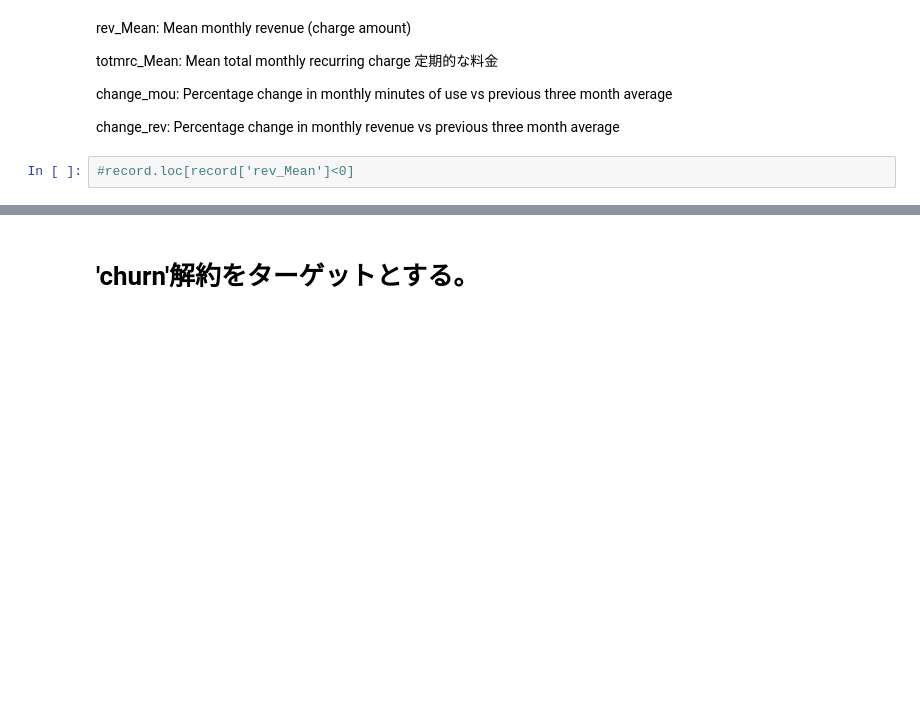
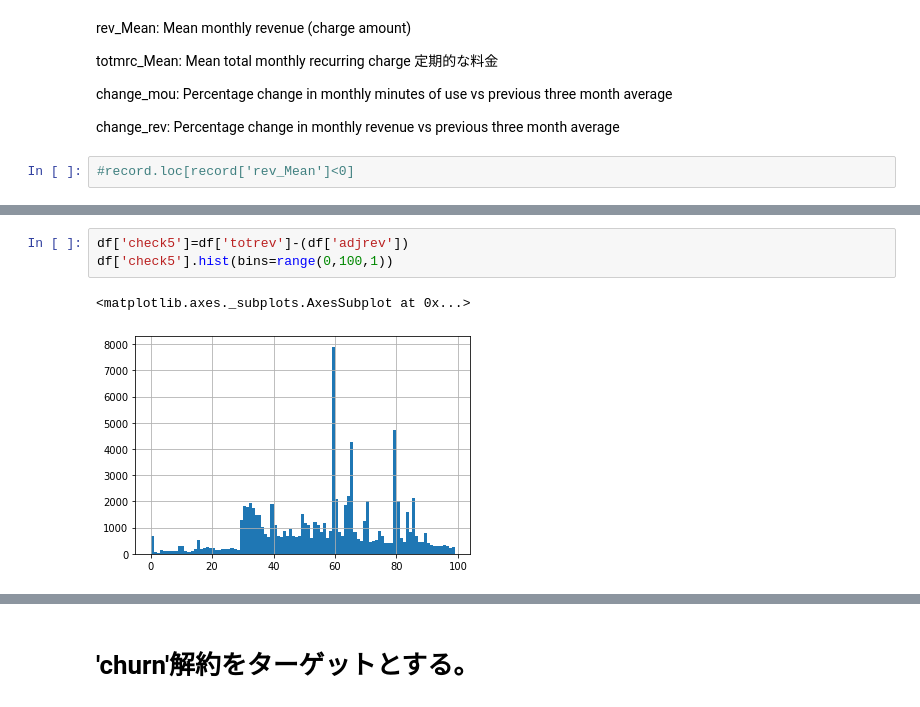
Before and after one commit to Yuji-ONUKI/GCI2020_Winter, a Jupyter notebook: final.ipynb, the cells around one changed output, grey strips where cells are left out. Cells and saved outputs as stored; diff of their text form; blank space fills up the shorter version.

```diff
--- a/final.ipynb
+++ b/final.ipynb
@@ -90,0 +103,6 @@ df=record
+# %%
+df['check5']=df['totrev']-(df['adjrev'])
+df['check5'].hist(bins=range(0,100,1))
+# %% [output]
+<matplotlib.axes._subplots.AxesSubplot at 0x...>
+[figure, added]
```
Also changed, not shown: parts of 27 cells of this notebook.
